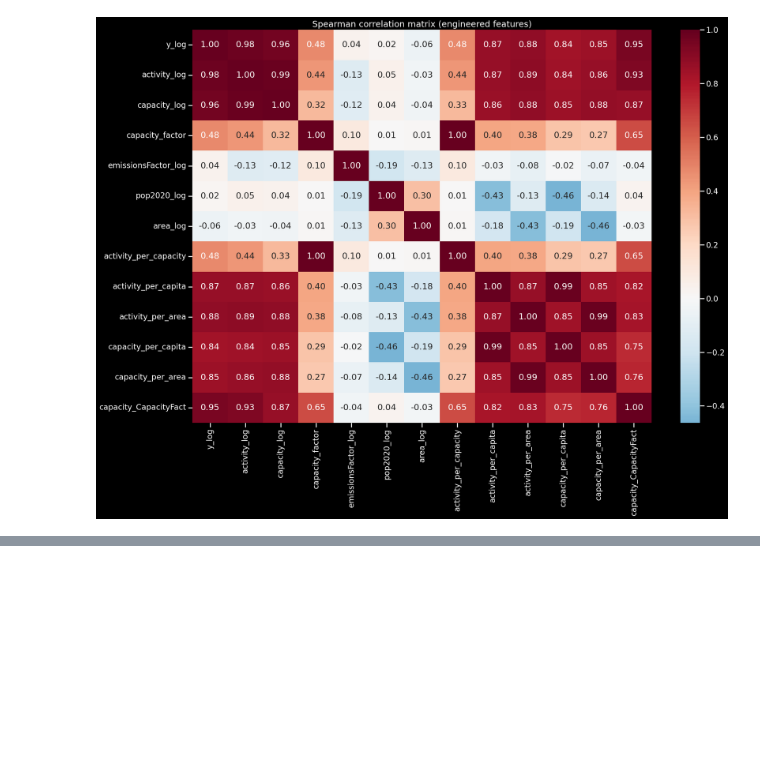
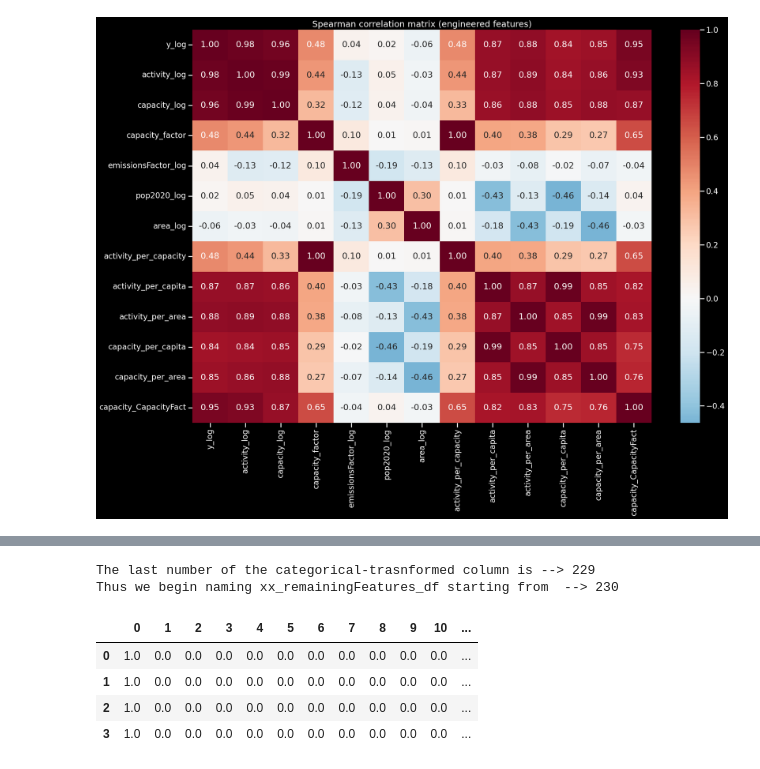
Before and after one commit to madhurdevkota/greenHouse_Emission_predictor_mlops, a Jupyter notebook: notebooks/01_exploratory_data_analysis.ipynb, the cells around one changed output, grey strips where cells are left out. Drawn from its saved outputs; the diff is of its cells as text; code cells hidden in the pictures; blank space fills up the shorter version.

```diff
--- a/notebooks/01_exploratory_data_analysis.ipynb
+++ b/notebooks/01_exploratory_data_analysis.ipynb
@@ -359,0 +439,3 @@ plt.tight_layout()
+# %%
+ohe_names = ohe.get_feature_names_out(preprocessor.transformers[0][2])
+ohe_names
@@ -359,0 +460,29 @@ plt.tight_layout()
+# %%
+## Fit and transform (OHE) the data
+x_transformed = preprocessor.fit_transform( xx )
+## If result is sparse, make dense
+x_arr = x_transformed.toarray() if hasattr( x_transformed, 'toarray' )  else x_transformed
+
+xCat_transformed_df = pd.DataFrame(x_arr)  ## <-- only catorical features after transformation
+
+print( f"""The last number of the categorical-trasnformed column is --> {len(xCat_transformed_df.columns)-1}
+Thus we begin naming xx_remainingFeatures_df starting from  --> {len(xCat_transformed_df.columns)}""" )
+
+
+## renamed columns of xx_remainingFeatures_df using continue number
+contd_col_nm = np.arange(  len(xCat_transformed_df.columns), len(xCat_transformed_df.columns) + len(xx_remainingFeatures_df.columns)  ).tolist()
+xx_remainingFeatures_df.columns = contd_col_nm
+
+### this order is to be followed, dont mess it, as the column names will be arranged in this order
+DF_ORDER: list = [  xCat_transformed_df , xx_remainingFeatures_df, df_featured[['emissions_quantity']]  ]
+engineered_col: list = ohe_names.tolist() + REMAINING_Features_ls +  [ 'emissions_quantity' ]
+
+engineered_df = pd.concat( DF_ORDER, axis= 1 )
+# %% [output]
+The last number of the categorical-trasnformed column is --> 229
+Thus we begin naming xx_remainingFeatures_df starting from  --> 230
+|  | 0 | 1 | 2 | 3 | 4 | 5 | 6 | 7 | 8 | 9 | 10 | ... |
+| 0 | 1.0 | 0.0 | 0.0 | 0.0 | 0.0 | 0.0 | 0.0 | 0.0 | 0.0 | 0.0 | 0.0 | ... |
+| 1 | 1.0 | 0.0 | 0.0 | 0.0 | 0.0 | 0.0 | 0.0 | 0.0 | 0.0 | 0.0 | 0.0 | ... |
+| 2 | 1.0 | 0.0 | 0.0 | 0.0 | 0.0 | 0.0 | 0.0 | 0.0 | 0.0 | 0.0 | 0.0 | ... |
+| 3 | 1.0 | 0.0 | 0.0 | 0.0 | 0.0 | 0.0 | 0.0 | 0.0 | 0.0 | 0.0 | 0.0 | ... |
```
Also changed, not shown: parts of 7 cells of this notebook, 7 other files.
